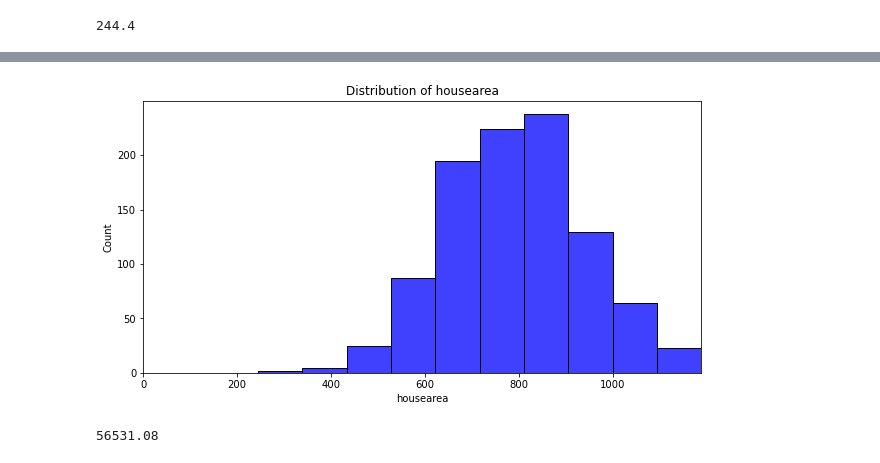
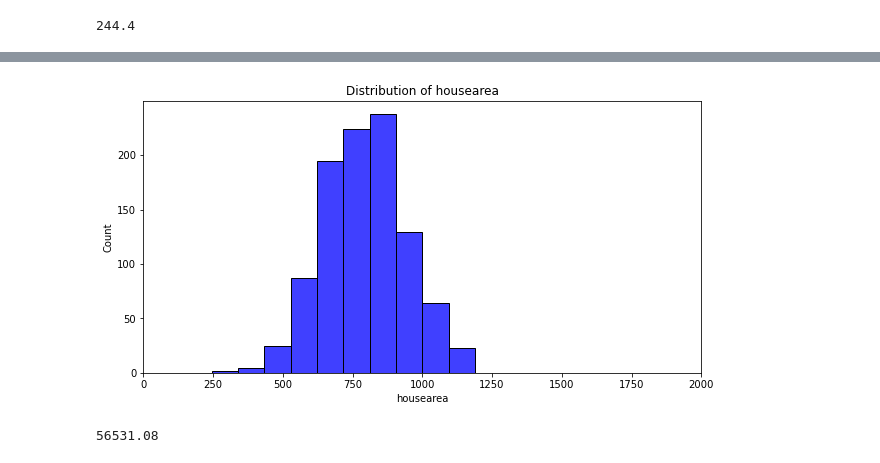
Before and after one commit to subhajyotirkmveri/household-energy-bill, a Jupyter notebook: ml_project_household_energy_bill.ipynb, the cells around one changed output, grey strips where cells are left out. Saved outputs shown, nothing was run; the diff lists cells and outputs as text; code cells hidden in the pictures.

```diff
--- a/ml_project_household_energy_bill.ipynb
+++ b/ml_project_household_energy_bill.ipynb
@@ -247,14 +290,13 @@ min_Price
 # %%
 # Plotting the housearea
 plt.figure(figsize=(10, 5))
 sns.histplot(data.housearea, bins=10,color = 'blue')
+plt.xlim(0, 2000)
+max_price = data.housearea.max()
 plt.title("Distribution of housearea")
-
-max_price = data.housearea.max()
-plt.xlim(0, max_price)
 # Save the picture
 #plt.savefig('house_histogram.png')
 plt.show()
 # %% [output]
-[figure, old version]
+[figure, new version]
 # %%
```
Also changed, not shown: parts of 12 cells of this notebook.
